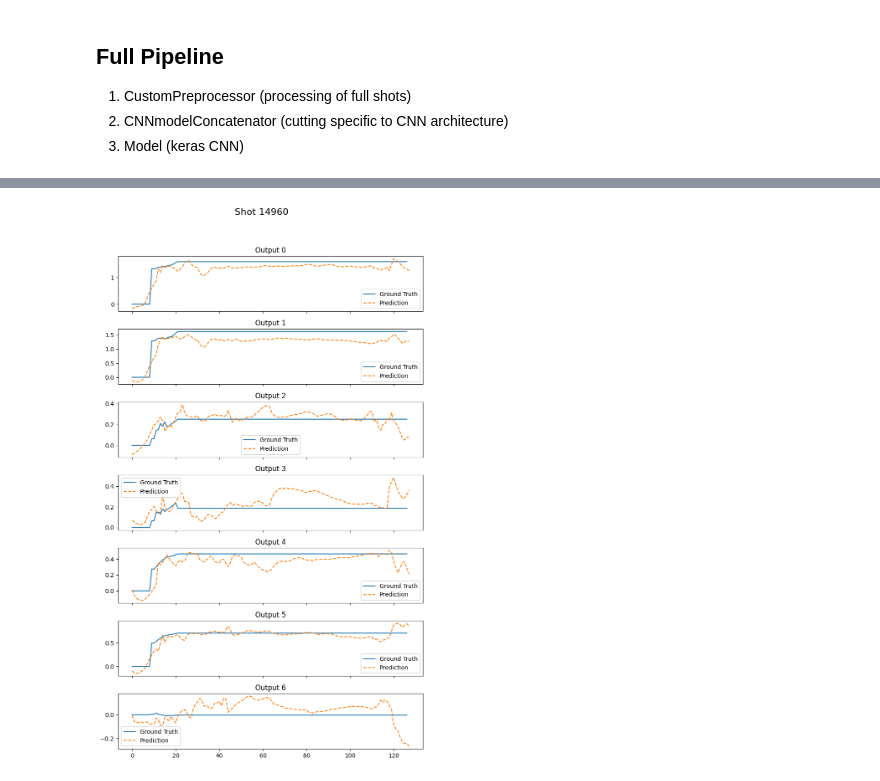
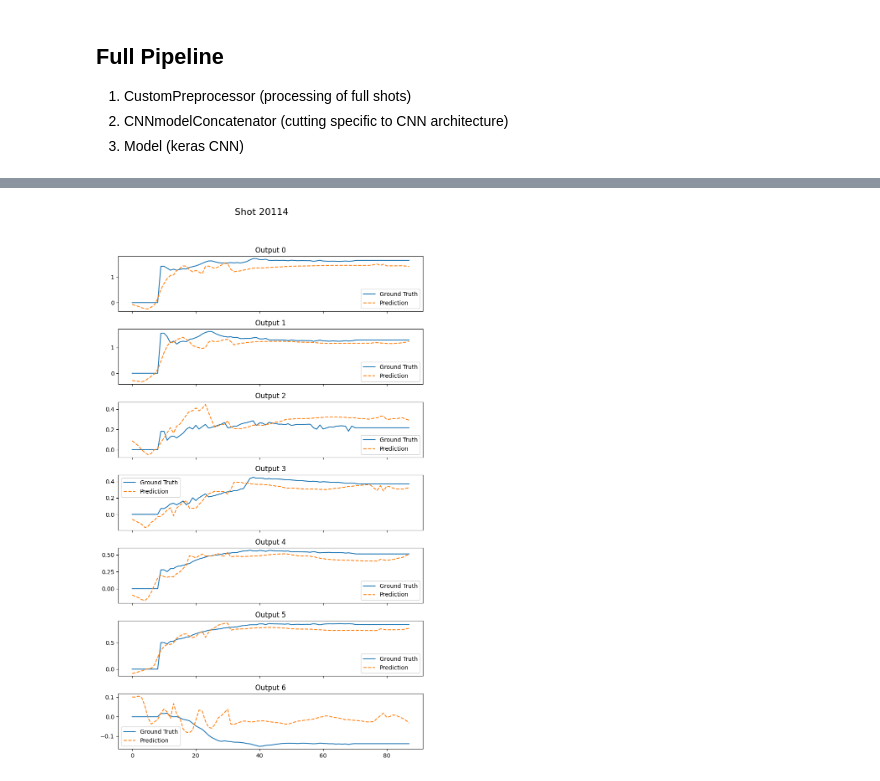
Before and after one commit to DataScienceLabFHSWF/tokamark, a Jupyter notebook: notebooks/cnn_pytorch_pipeline.ipynb, the cells around one changed output, grey strips where cells are left out. Cells and saved outputs as stored; diff of their text form; code cells hidden in the pictures.

Commit message:
updated pipeline (get rid of sklearn classes and pipeline) but still missing updated CNN with torch training

```diff
--- a/notebooks/cnn_pytorch_pipeline.ipynb
+++ b/notebooks/cnn_pytorch_pipeline.ipynb
@@ -81,13 +81,13 @@ key_list_output = {
 # Chose which commmon timescale will be used for preprocessing
 
 key_ref_time = ['equilibrium', 'elongation']
-
 store = get_shot_fsstore('14960')
 ds = xr.open_zarr(store, group=key_ref_time[0])
 ref_time = ds[key_ref_time[1]].to_dataframe().reset_index().to_numpy()[:,0] # get only time
 
 ref_freq = ref_time[2] - ref_time[1]
 ref_freq = np.round(ref_freq, 3)
+ref_freq = ref_freq
 ref_freq
 # %% [output]
 np.float64(0.005)
@@ -1039,0 +903,12 @@ Epoch 50/50
+# %%
+X_val, y_val = X_train, y_train
+
+model.train(
+    X_train, y_train,
+    X_val, y_val,
+    epochs=50, batch_size=32
+    )
+
+# Save the model
+os.makedirs("output", exist_ok=True)
+model.model.save("output/multi_input_model.keras")
@@ -1042,15 +935,22 @@ Epoch 50/50
 # %%
 # Get X text for shot of interest
 output_path = "data_cecile/test/data_dict_X.pkl"
-X_test  = get_compatible_shots([14960], key_list_input, output_path)
+data_dict_X_test  = get_compatible_shots([20114], key_list_input, output_path)
 
 # Get test y truth
 output_path = "data_cecile/test/data_dict_y.pkl"
-y_test  = get_compatible_shots([14960], key_list_output, output_path)
-processed_X_test, processed_y_test = pipeline.transform(X_test, y_test)
-print(processed_y_test.shape)
+data_dict_y_test  = get_compatible_shots([20114], key_list_output, output_path)
 
-# Do prediction for X_test
-y_pred = pipeline.predict(X_test)
-print(y_pred.shape)
+
+# 1. Preprocessor: TensorDict --> TensorDict\
+# Preprocessing data
+preprocessor = DictTransform(key_transform_map_X, key_transform_map_y)
+X_test_preprocessed, y_test_preprocessed = preprocessor(data_dict_X_test, data_dict_y_test)
+
+# 2. CNN specific preprocessing: TensorDict --> List of arrays
+X_test, y_test = cnn_flattener(X_test_preprocessed, y_test_preprocessed)
+
+# 3. Predict X_test
+y_pred = model.predict_model(X_test)
+y_pred.shape
 # %% [output]
@@ -1098,22 +975,22 @@ nan in y False
 # %%
 import matplotlib.pyplot as plt
 import numpy as np
 
-num_outputs = processed_y_test.shape[-1]
+num_outputs = y_test.shape[-1]
 
 fig, axes = plt.subplots(num_outputs, 1, figsize=(8, 2 * num_outputs), sharex=True)
-fig.suptitle(f'Shot 14960', fontsize=16)
+fig.suptitle(f'Shot 20114', fontsize=16)
 
 if num_outputs == 1:
     axes = [axes]
 
 for k in range(num_outputs):
-    axes[k].plot(processed_y_test[:, k], label='Ground Truth')
+    axes[k].plot(y_test[:, k], label='Ground Truth')
     axes[k].plot(y_pred[:, k], label='Prediction', linestyle='--')
     axes[k].set_title(f'Output {k}')
     axes[k].legend()
 
 plt.tight_layout(rect=[0, 0.03, 1, 0.95])  # Adjust for suptitle
 plt.show()
 # %% [output]
-[figure, old version]
+[figure, new version]
```
Also changed, not shown: parts of 28 cells of this notebook.
